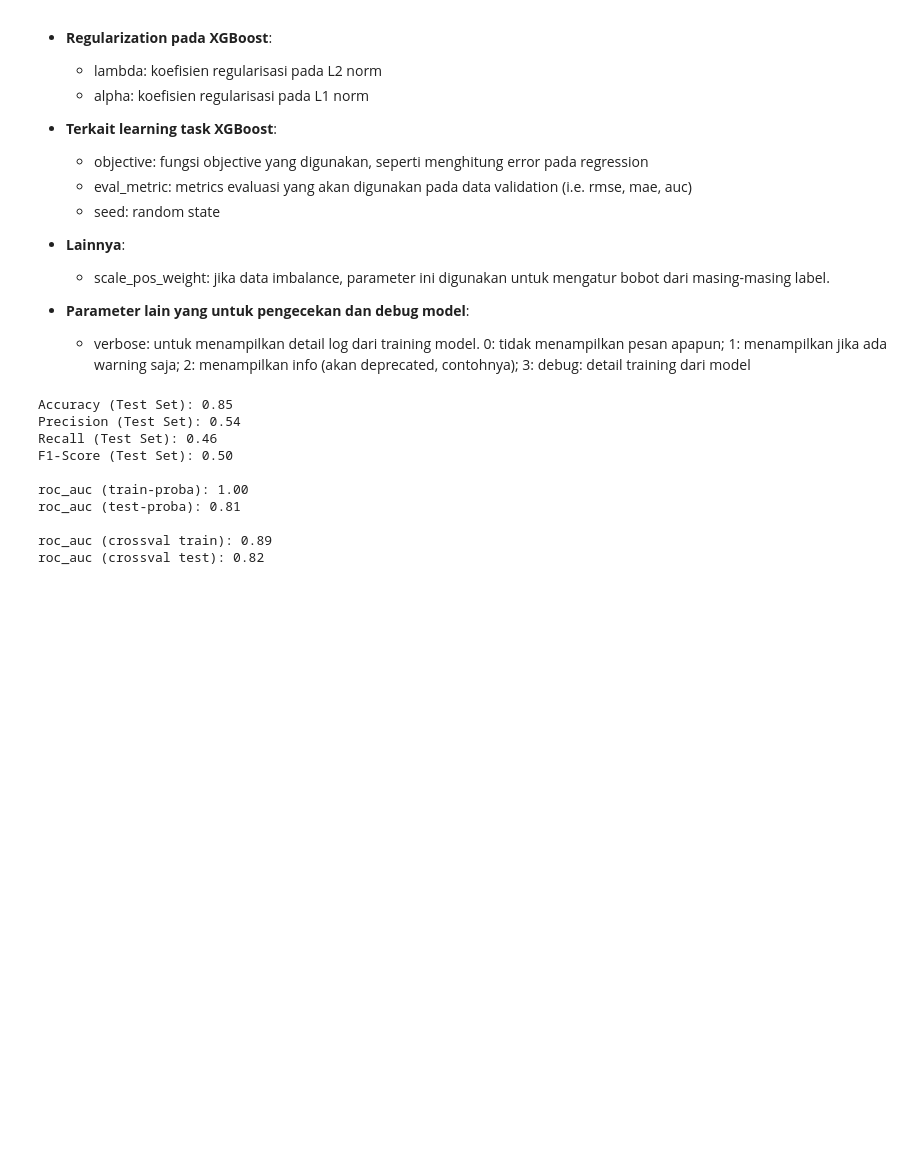
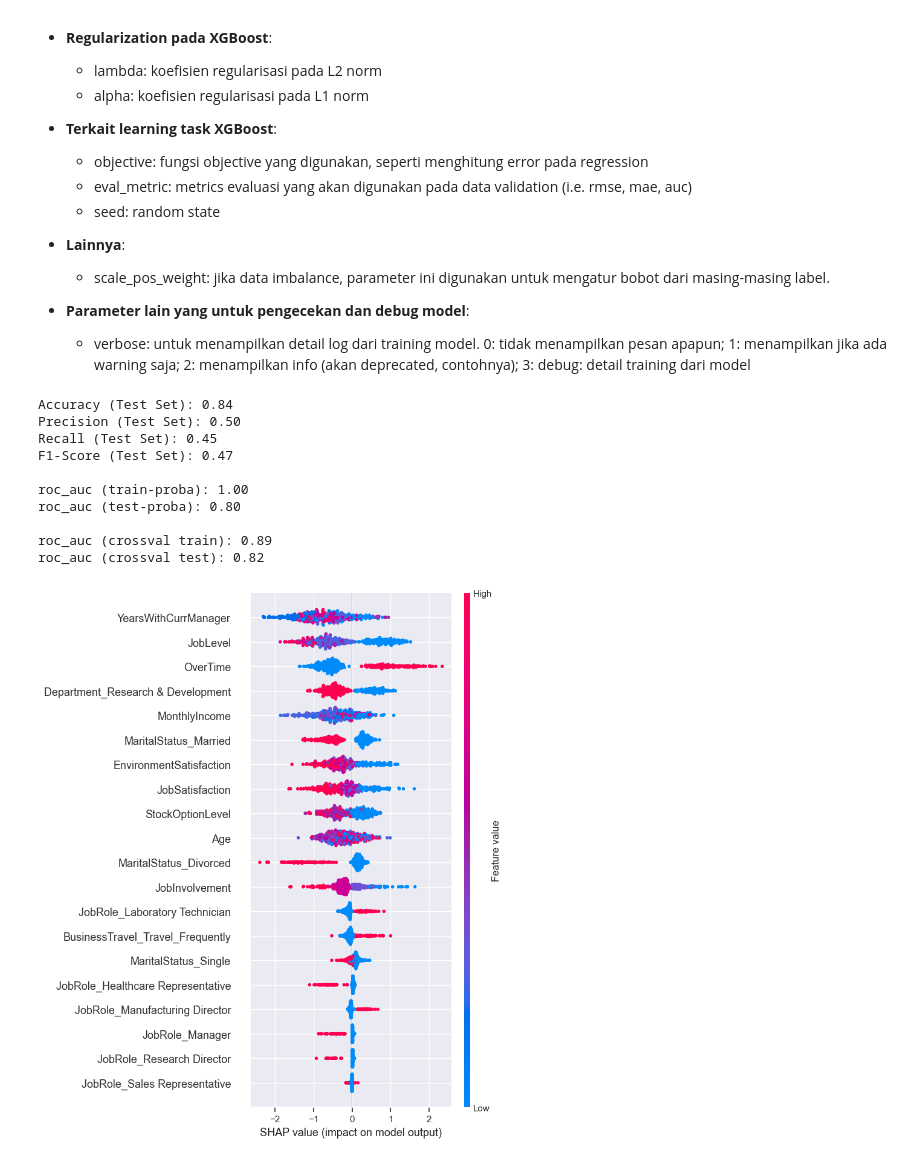
Before and after one commit to arsand07/Employee-Attrition, a Jupyter notebook: Stage 3/Stage 3.ipynb, the cells around one changed output. Cells and saved outputs as stored; diff of their text form; code cells hidden in the pictures; blank space fills up the shorter version.

```diff
--- a/Stage 3/Stage 3.ipynb
+++ b/Stage 3/Stage 3.ipynb
@@ -714,10 +714,10 @@ hyperparameters = {
 
 xg = XGBClassifier(random_state=7)
 
-rs = RandomizedSearchCV(xg, hyperparameters, cv=5, random_state=7, scoring='roc_auc')
-rs.fit(X_train, y_train)
+xg_tuned = RandomizedSearchCV(xg, hyperparameters, cv=5, random_state=7, scoring='roc_auc')
+xg_tuned.fit(X_train, y_train)
 
-eval_classification(rs)
+eval_classification(xg_tuned)
 
 model.append('XG Boost')
 accuracy.append(85)
@@ -727,13 +727,21 @@ f1.append(50)
 auc.append(82)
 status.append('Best Fit')
 # %% [output]
-Accuracy (Test Set): 0.85
-Precision (Test Set): 0.54
-Recall (Test Set): 0.46
-F1-Score (Test Set): 0.50
+Accuracy (Test Set): 0.84
+Precision (Test Set): 0.50
+Recall (Test Set): 0.45
+F1-Score (Test Set): 0.47
 
 roc_auc (train-proba): 1.00
-roc_auc (test-proba): 0.81
+roc_auc (test-proba): 0.80
 
 roc_auc (crossval train): 0.89
 roc_auc (crossval test): 0.82
+# %%
+import shap
+
+explainer = shap.TreeExplainer(xg_tuned.best_estimator_)
+shap_values = explainer.shap_values(X_test)
+shap.summary_plot(shap_values, X_test)
+# %% [output]
+[figure, added]
```
Also changed, not shown: parts of 20 cells of this notebook.
